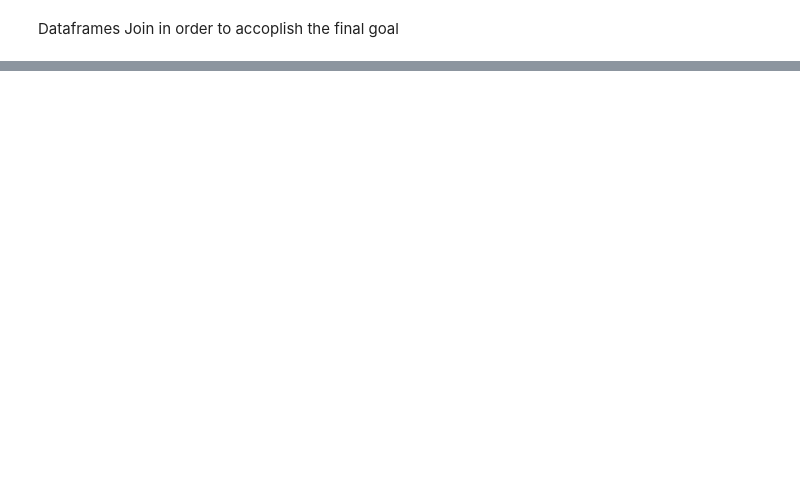
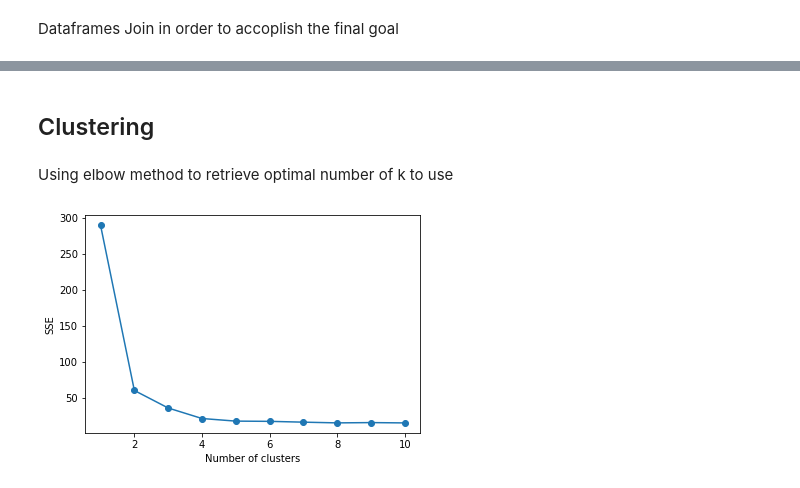
Before and after one commit to scarlioD/AppliedDataScienceCapstone, a Jupyter notebook: toronto-neighborhoods.ipynb, the cells around one changed output, grey strips where cells are left out. Cells and saved outputs as stored; diff of their text form; code cells hidden in the pictures; blank space fills up the shorter version.

```diff
--- a/toronto-neighborhoods.ipynb
+++ b/toronto-neighborhoods.ipynb
@@ -114,0 +343,17 @@ toronto_geocode
+# %% [markdown]
+<h2>Clustering</h2>
+# %% [markdown]
+Using elbow method to retrieve optimal number of k to use
+# %%
+import matplotlib.pyplot as plt
+sse = []
+for k in range(1, 11):
+    #the result is always the same regardless of parameters used
+    kmeans = KMeans(n_clusters=k, init='random', n_init=100, max_iter=800, random_state=0).fit(toronto_grouped_clustering)
+    sse.append(kmeans.inertia_)
+plt.plot(range(1, 11), sse, marker='o')
+plt.xlabel('Number of clusters')
+plt.ylabel('SSE')
+plt.show()
+# %% [output]
+[figure, added]
```
Also changed, not shown: parts of 52 cells of this notebook.
